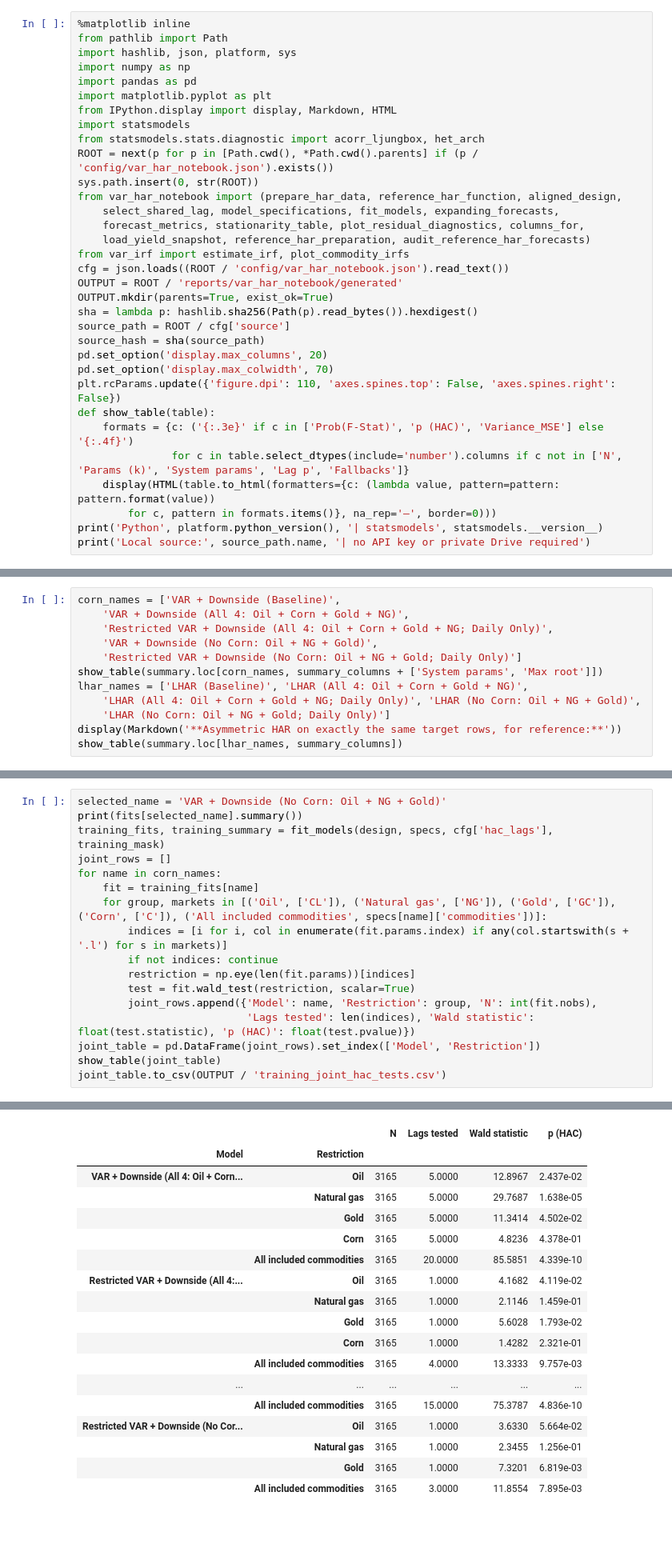
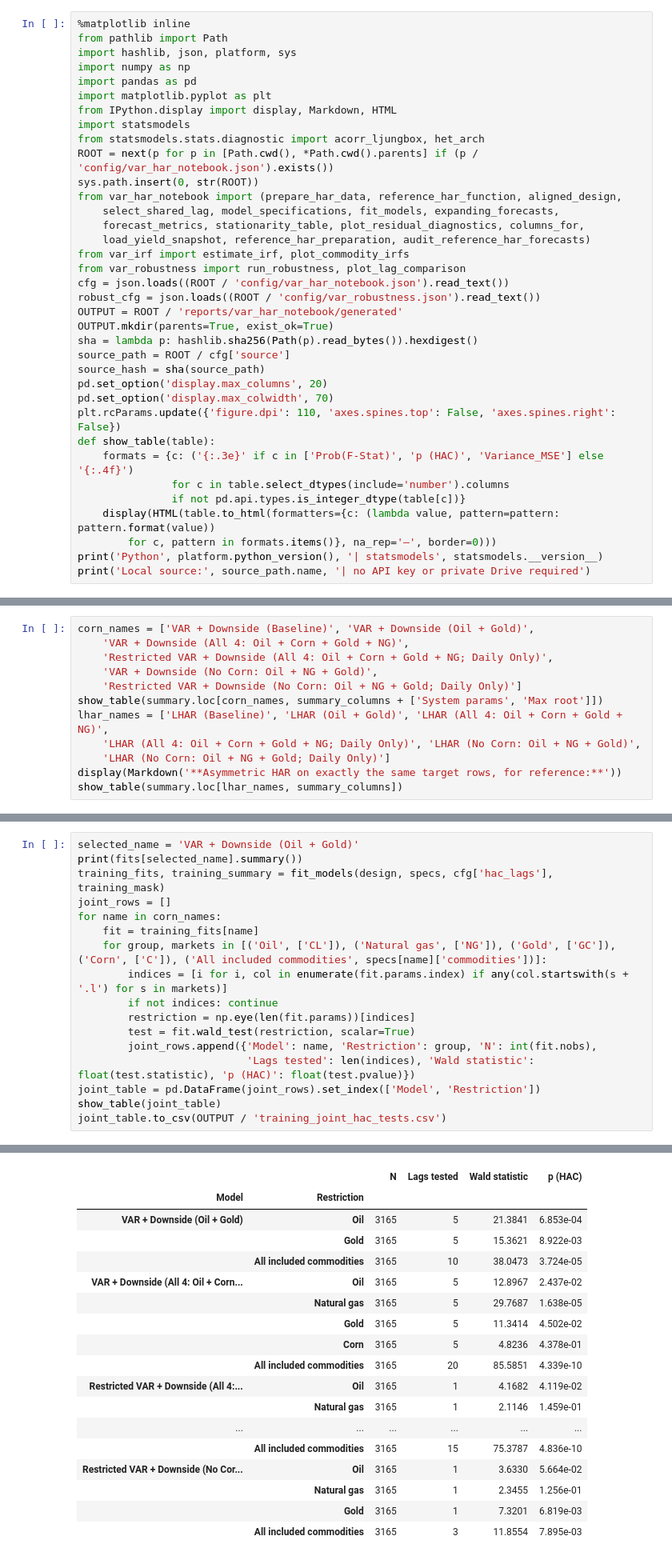
Before and after one commit to Deangr-econ/Quant_methods_project, a Jupyter notebook: VAR_QTFE.ipynb, the cells around one changed output, grey strips where cells are left out. Shown at 80% size. Cells and saved outputs as stored; diff of their text form; blank space fills up the shorter version.

```diff
--- a/VAR_QTFE.ipynb
+++ b/VAR_QTFE.ipynb
@@ -39,7 +39,9 @@ from var_har_notebook import (prepare_har_data, reference_har_function, aligned_
     forecast_metrics, stationarity_table, plot_residual_diagnostics, columns_for,
     load_yield_snapshot, reference_har_preparation, audit_reference_har_forecasts)
 from var_irf import estimate_irf, plot_commodity_irfs
+from var_robustness import run_robustness, plot_lag_comparison
 cfg = json.loads((ROOT / 'config/var_har_notebook.json').read_text())
+robust_cfg = json.loads((ROOT / 'config/var_robustness.json').read_text())
 OUTPUT = ROOT / 'reports/var_har_notebook/generated'
 OUTPUT.mkdir(parents=True, exist_ok=True)
 sha = lambda p: hashlib.sha256(Path(p).read_bytes()).hexdigest()
@@ -50,7 +52,8 @@ pd.set_option('display.max_colwidth', 70)
 plt.rcParams.update({'figure.dpi': 110, 'axes.spines.top': False, 'axes.spines.right': False})
 def show_table(table):
     formats = {c: ('{:.3e}' if c in ['Prob(F-Stat)', 'p (HAC)', 'Variance_MSE'] else '{:.4f}')
-               for c in table.select_dtypes(include='number').columns if c not in ['N', 'Params (k)', 'System params', 'Lag p', 'Fallbacks']}
+               for c in table.select_dtypes(include='number').columns
+               if not pd.api.types.is_integer_dtype(table[c])}
     display(HTML(table.to_html(formatters={c: (lambda value, pattern=pattern: pattern.format(value))
         for c, pattern in formats.items()}, na_rep='—', border=0)))
 print('Python', platform.python_version(), '| statsmodels', statsmodels.__version__)
@@ -282,13 +288,13 @@ after lag one to zero, while retaining all ES lags and the same downside control
 Those rows are restricted VAR systems. HAR's full d/w/m averages and VAR's full
 lag history are different representations of memory, not identical regressors.
 # %%
-corn_names = ['VAR + Downside (Baseline)',
+corn_names = ['VAR + Downside (Baseline)', 'VAR + Downside (Oil + Gold)',
     'VAR + Downside (All 4: Oil + Corn + Gold + NG)',
     'Restricted VAR + Downside (All 4: Oil + Corn + Gold + NG; Daily Only)',
     'VAR + Downside (No Corn: Oil + NG + Gold)',
     'Restricted VAR + Downside (No Corn: Oil + NG + Gold; Daily Only)']
 show_table(summary.loc[corn_names, summary_columns + ['System params', 'Max root']])
-lhar_names = ['LHAR (Baseline)', 'LHAR (All 4: Oil + Corn + Gold + NG)',
+lhar_names = ['LHAR (Baseline)', 'LHAR (Oil + Gold)', 'LHAR (All 4: Oil + Corn + Gold + NG)',
     'LHAR (All 4: Oil + Corn + Gold + NG; Daily Only)', 'LHAR (No Corn: Oil + NG + Gold)',
     'LHAR (No Corn: Oil + NG + Gold; Daily Only)']
 display(Markdown('**Asymmetric HAR on exactly the same target rows, for reference:**'))
@@ -318,7 +326,7 @@ Joint HAC tests use initial-history outcomes and condition on ES history and
 the same downside signals. They test predictive associations, not economic causality
 or out-of-sample gains. Displayed p-values are exploratory and unadjusted.
 # %%
-selected_name = 'VAR + Downside (No Corn: Oil + NG + Gold)'
+selected_name = 'VAR + Downside (Oil + Gold)'
 print(fits[selected_name].summary())
 training_fits, training_summary = fit_models(design, specs, cfg['hac_lags'], training_mask)
 joint_rows = []
@@ -354,22 +362,22 @@ Notes:
 strong multicollinearity or other numerical problems.
 |  |  | N | Lags tested | Wald statistic | p (HAC) |
 | Model | Restriction |  |  |  |  |
-| VAR + Downside (All 4: Oil + Corn... | Oil | 3165 | 5.0000 | 12.8967 | 2.437e-02 |
-|  | Natural gas | 3165 | 5.0000 | 29.7687 | 1.638e-05 |
-|  | Gold | 3165 | 5.0000 | 11.3414 | 4.502e-02 |
-|  | Corn | 3165 | 5.0000 | 4.8236 | 4.378e-01 |
-|  | All included commodities | 3165 | 20.0000 | 85.5851 | 4.339e-10 |
-| Restricted VAR + Downside (All 4:... | Oil | 3165 | 1.0000 | 4.1682 | 4.119e-02 |
-|  | Natural gas | 3165 | 1.0000 | 2.1146 | 1.459e-01 |
-|  | Gold | 3165 | 1.0000 | 5.6028 | 1.793e-02 |
-|  | Corn | 3165 | 1.0000 | 1.4282 | 2.321e-01 |
-|  | All included commodities | 3165 | 4.0000 | 13.3333 | 9.757e-03 |
+| VAR + Downside (Oil + Gold) | Oil | 3165 | 5 | 21.3841 | 6.853e-04 |
+|  | Gold | 3165 | 5 | 15.3621 | 8.922e-03 |
+|  | All included commodities | 3165 | 10 | 38.0473 | 3.724e-05 |
+| VAR + Downside (All 4: Oil + Corn... | Oil | 3165 | 5 | 12.8967 | 2.437e-02 |
+|  | Natural gas | 3165 | 5 | 29.7687 | 1.638e-05 |
+|  | Gold | 3165 | 5 | 11.3414 | 4.502e-02 |
+|  | Corn | 3165 | 5 | 4.8236 | 4.378e-01 |
+|  | All included commodities | 3165 | 20 | 85.5851 | 4.339e-10 |
+| Restricted VAR + Downside (All 4:... | Oil | 3165 | 1 | 4.1682 | 4.119e-02 |
+|  | Natural gas | 3165 | 1 | 2.1146 | 1.459e-01 |
 | ... | ... | ... | ... | ... | ... |
-|  | All included commodities | 3165 | 15.0000 | 75.3787 | 4.836e-10 |
-| Restricted VAR + Downside (No Cor... | Oil | 3165 | 1.0000 | 3.6330 | 5.664e-02 |
-|  | Natural gas | 3165 | 1.0000 | 2.3455 | 1.256e-01 |
-|  | Gold | 3165 | 1.0000 | 7.3201 | 6.819e-03 |
-|  | All included commodities | 3165 | 3.0000 | 11.8554 | 7.895e-03 |
+|  | All included commodities | 3165 | 15 | 75.3787 | 4.836e-10 |
+| Restricted VAR + Downside (No Cor... | Oil | 3165 | 1 | 3.6330 | 5.664e-02 |
+|  | Natural gas | 3165 | 1 | 2.3455 | 1.256e-01 |
+|  | Gold | 3165 | 1 | 7.3201 | 6.819e-03 |
+|  | All included commodities | 3165 | 3 | 11.8554 | 7.895e-03 |
 # %% [markdown]
 ## 7. Residual diagnostics in the HAR layout
 
```
Also changed, not shown: parts of 16 cells of this notebook, 15 other files.
